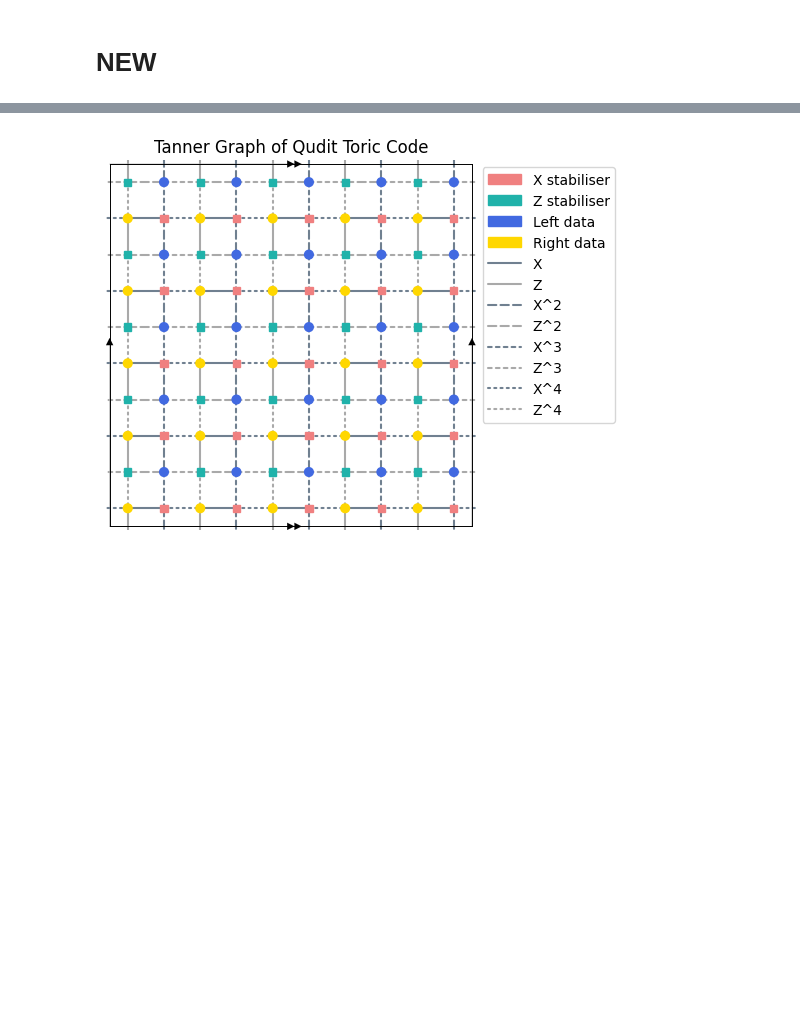
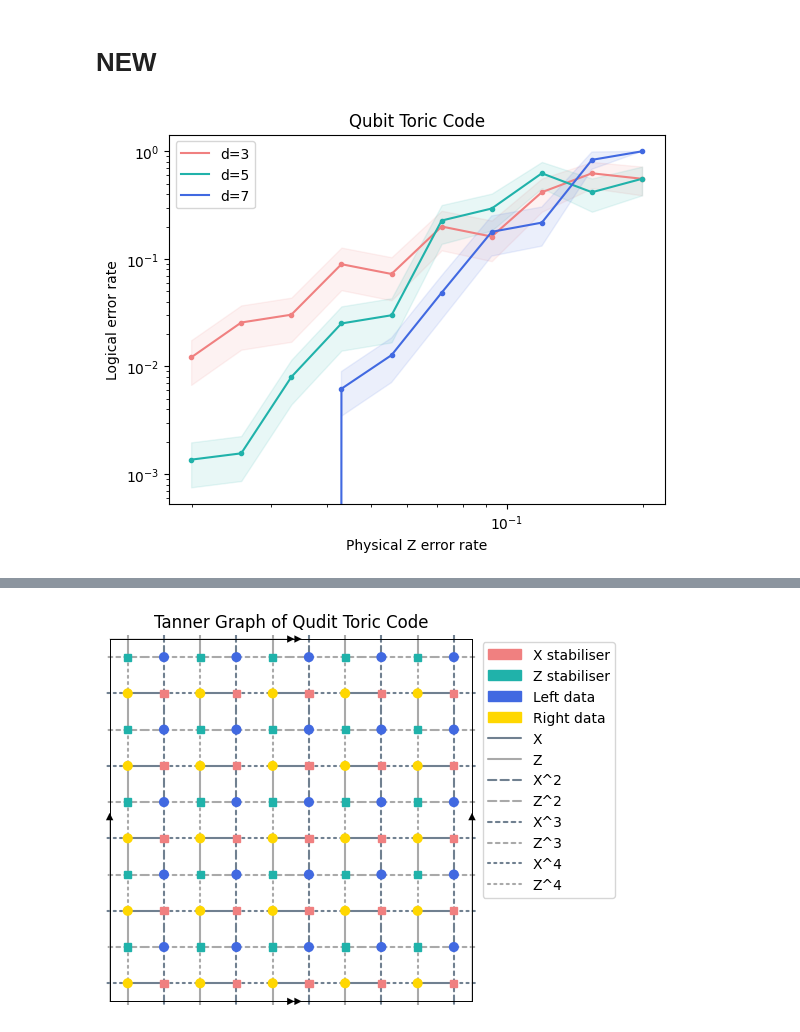
Before and after one commit to e-kneip/bbqudit, a Jupyter notebook: bbq/notebooks/last_chance.ipynb, the cells around one changed output, grey strips where cells are left out. Cells and saved outputs as stored; diff of their text form; code cells hidden in the pictures; blank space fills up the shorter version.

```diff
--- a/bbq/last_chance.ipynb
+++ b/bbq/notebooks/last_chance.ipynb
@@ -20,6 +20,41 @@ def process_results(results, num_failures):
         plot_results[d] = num_failures[d] / (np.array(results[d]))
         plot_error_bars[d] = np.sqrt((plot_results[d])*(1-plot_results[d])/results[d])
     return plot_results, plot_error_bars
+# %%
+results = {3: [412, 195, 165, 56, 69, 25, 31, 12, 8, 9],
+           5: [3671, 3207, 626, 199, 167, 22, 17, 8, 12, 9],
+           7: [np.inf, np.inf, np.inf, 805, 392, 103, 28, 23, 6, 5]}
+plot_num_failures = {3: 5,
+                5: 5,
+                7: [0, 0, 1, 5, 5, 5, 5, 5, 5, 5]}
+
+physical_error = np.flip(np.logspace(-1.7, -0.7, 10))
+# %%
+plot_results, plot_error_bars = process_results(results, plot_num_failures)
+
+fig, ax = plt.subplots()
+
+x = np.flip(physical_error)
+ext_x = np.flip(ext_physical_error)
+
+ax.loglog(x, plot_results[3], color='lightcoral')
+ax.loglog(x, plot_results[5], color='lightseagreen')
+ax.loglog(x, plot_results[7], color='royalblue')
+
+ax.loglog(x, plot_results[3], '.', color='lightcoral')
+ax.loglog(x, plot_results[5], '.', color='lightseagreen')
+ax.loglog(x, plot_results[7], '.', color='royalblue')
+
+ax.fill_between(x, plot_results[3] - plot_error_bars[3], plot_results[3] + plot_error_bars[3], color='lightcoral', alpha=0.1)
+ax.fill_between(x, plot_results[5] - plot_error_bars[5], plot_results[5] + plot_error_bars[5], color='lightseagreen', alpha=0.1)
+ax.fill_between(x, plot_results[7] - plot_error_bars[7], plot_results[7] + plot_error_bars[7], color='royalblue', alpha=0.1)
+
+ax.legend(['d=3', 'd=5', 'd=7'])
+ax.set_xlabel('Physical Z error rate')
+ax.set_ylabel('Logical error rate')
+ax.set_title('Qubit Toric Code');
+# %% [output]
+[figure, added]
 # %%
 results = {3: [938, 627, 227, 135, 107, 76, 42, 40, 36, 16],
            5: [8591, 2295, 1436, 428, 260, 93, 42, 29, 18, 13],
```
Also changed, not shown: parts of 10 cells of this notebook, 6 other files.
